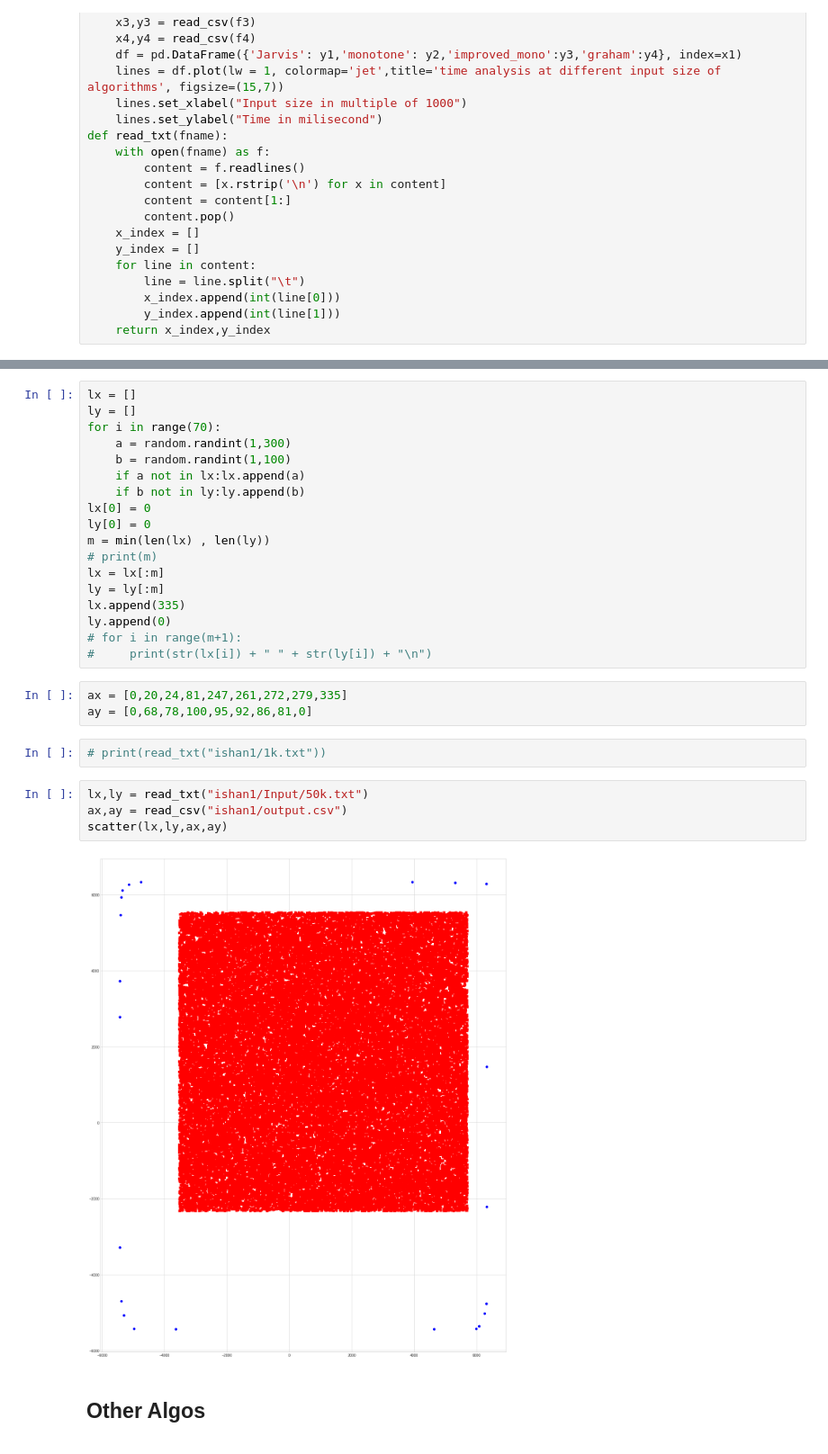
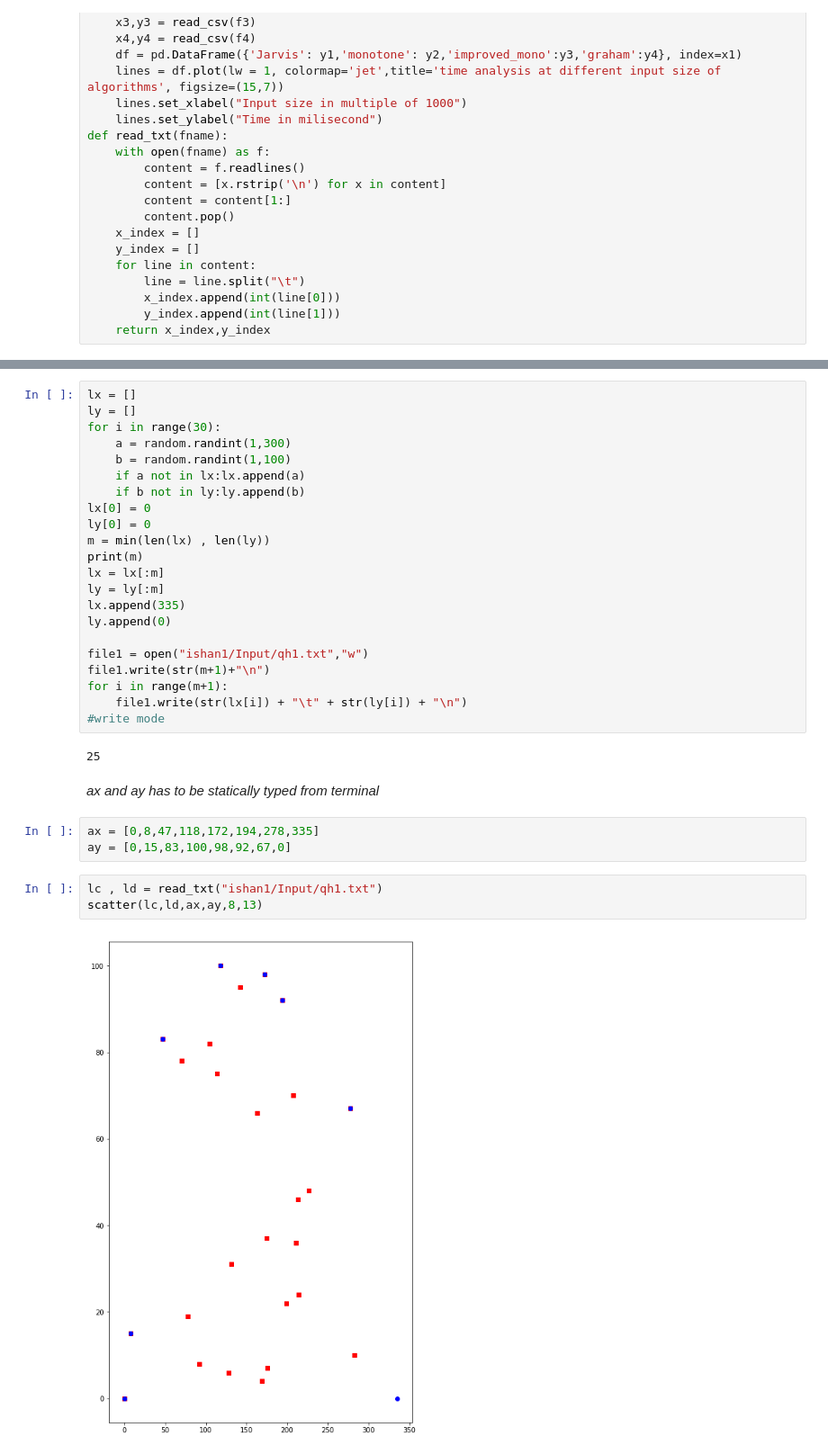
Before and after one commit to ishan16696/ConvexHULL-Optimisation, a Jupyter notebook: graph.ipynb, the cells around one changed output, grey strips where cells are left out. Shown at 90% size. Saved outputs shown, nothing was run; the diff lists cells and outputs as text.

```diff
--- a/graph.ipynb
+++ b/graph.ipynb
@@ -83,7 +89,7 @@ def read_txt(fname):
 # %%
 lx = []
 ly = []
-for i in range(70):
+for i in range(30):
     a = random.randint(1,300)
     b = random.randint(1,100)
     if a not in lx:lx.append(a)
@@ -91,26 +97,29 @@ for i in range(70):
 lx[0] = 0
 ly[0] = 0
 m = min(len(lx) , len(ly))
-# print(m)
+print(m)
 lx = lx[:m]
 ly = ly[:m]
 lx.append(335)
 ly.append(0)
-# for i in range(m+1):
-#     print(str(lx[i]) + " " + str(ly[i]) + "\n")
+
+file1 = open("ishan1/Input/qh1.txt","w")
+file1.write(str(m+1)+"\n")
+for i in range(m+1):
+    file1.write(str(lx[i]) + "\t" + str(ly[i]) + "\n")
+#write mode
+# %% [output]
+25
-# %%
-ax = [0,20,24,81,247,261,272,279,335]
-ay = [0,68,78,100,95,92,86,81,0]
-# %%
-# print(read_txt("ishan1/1k.txt"))
-# %%
-lx,ly = read_txt("ishan1/Input/50k.txt")
-ax,ay = read_csv("ishan1/output.csv")
-scatter(lx,ly,ax,ay)
-# %% [output]
-[figure, removed]
-# %% [markdown]
-## Other Algos
+# %% [markdown]
+*ax and ay has to be statically typed from terminal*
+# %%
+ax = [0,8,47,118,172,194,278,335]
+ay = [0,15,83,100,98,92,67,0]
+# %%
+lc , ld = read_txt("ishan1/Input/qh1.txt")
+scatter(lc,ld,ax,ay,8,13)
+# %% [output]
+[figure, added]
 # %%
 
 plot_csv("ishan1/TimeGift.csv", "ishan1/TimeMono.csv", "ishan1/TimeImproveMono.csv", "ishan1/TimeGraham.csv" )
```
Also changed, not shown: parts of 11 cells of this notebook, 34 other files.
